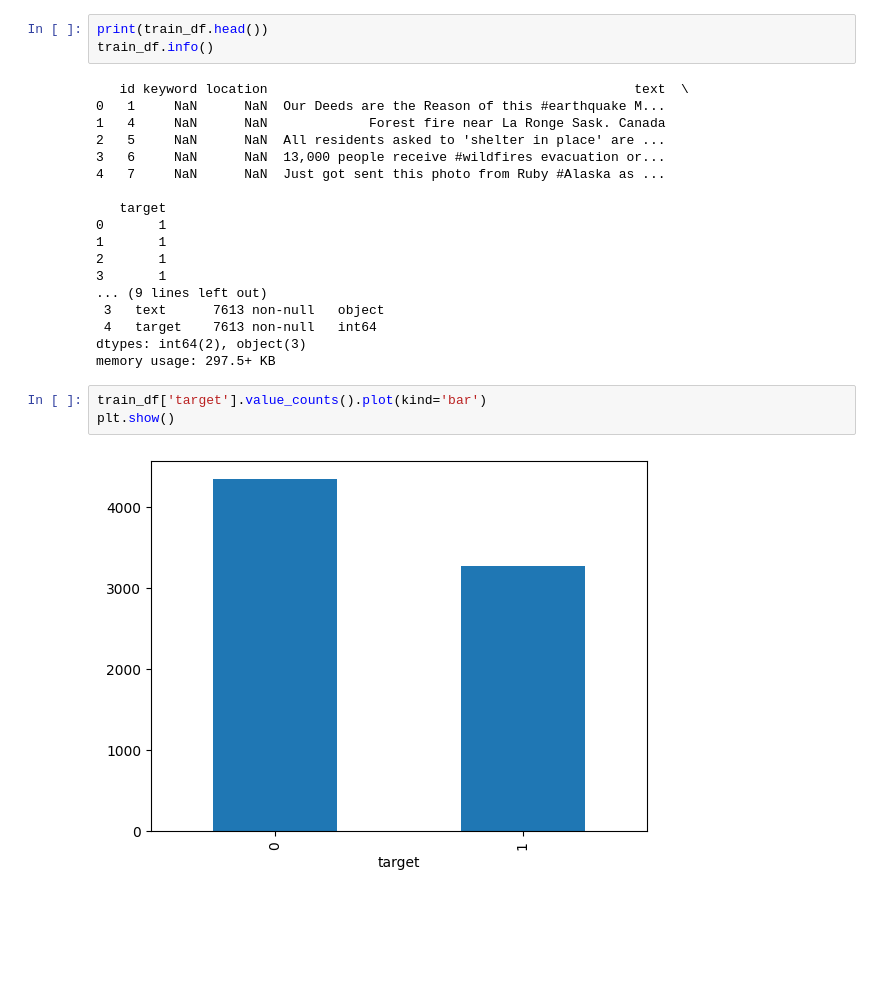
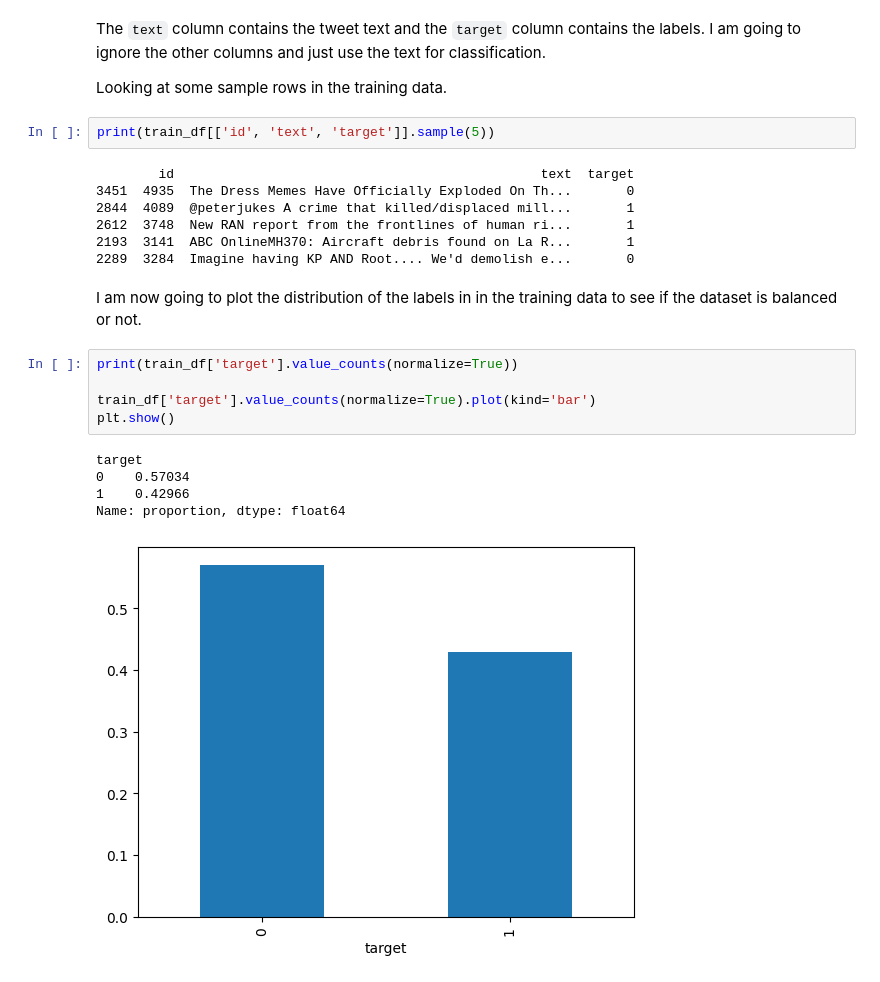
Before and after one commit to bharath1097/disaster_tweets_classification, a Jupyter notebook: disaster_tweets_classification.ipynb, the cells around one changed output. Drawn from its saved outputs; the diff is of its cells as text; blank space fills up the shorter version.

```diff
--- a/disaster_tweets_classification.ipynb
+++ b/disaster_tweets_classification.ipynb
@@ -93,26 +62,26 @@ submission_df = pd.read_csv(os.path.join(data_dir, 'sample_submission.csv'))
+# %% [markdown]
+The `text` column contains the tweet text and the `target` column contains the labels. I am going to ignore the other columns and just use the text for classification.
+
+Looking at some sample rows in the training data.
 # %%
-print(train_df.head())
-train_df.info()
+print(train_df[['id', 'text', 'target']].sample(5))
 # %% [output]
-   id keyword location                                               text  \
-0   1     NaN      NaN  Our Deeds are the Reason of this #earthquake M...
-1   4     NaN      NaN             Forest fire near La Ronge Sask. Canada
-2   5     NaN      NaN  All residents asked to 'shelter in place' are ...
-3   6     NaN      NaN  13,000 people receive #wildfires evacuation or...
-4   7     NaN      NaN  Just got sent this photo from Ruby #Alaska as ...
-
-   target
-0       1
-1       1
-2       1
-3       1
-... (9 lines left out)
- 3   text      7613 non-null   object
- 4   target    7613 non-null   int64
-dtypes: int64(2), object(3)
-memory usage: 297.5+ KB
+        id                                               text  target
+3451  4935  The Dress Memes Have Officially Exploded On Th...       0
+2844  4089  @peterjukes A crime that killed/displaced mill...       1
+2612  3748  New RAN report from the frontlines of human ri...       1
+2193  3141  ABC OnlineMH370: Aircraft debris found on La R...       1
+2289  3284  Imagine having KP AND Root.... We'd demolish e...       0
+# %% [markdown]
+I am now going to plot the distribution of the labels in in the training data to see if the dataset is balanced or not.
 # %%
-train_df['target'].value_counts().plot(kind='bar')
+print(train_df['target'].value_counts(normalize=True))
+
+train_df['target'].value_counts(normalize=True).plot(kind='bar')
 plt.show()
 # %% [output]
+target
+0    0.57034
+1    0.42966
+Name: proportion, dtype: float64
-[figure, old version]
+[figure, new version]
```
Also changed, not shown: parts of 30 cells of this notebook.
